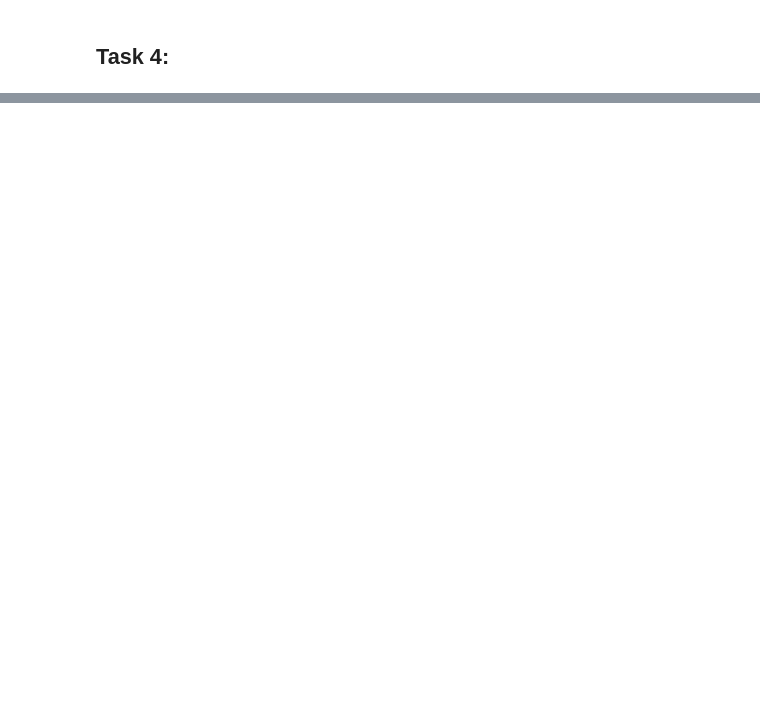
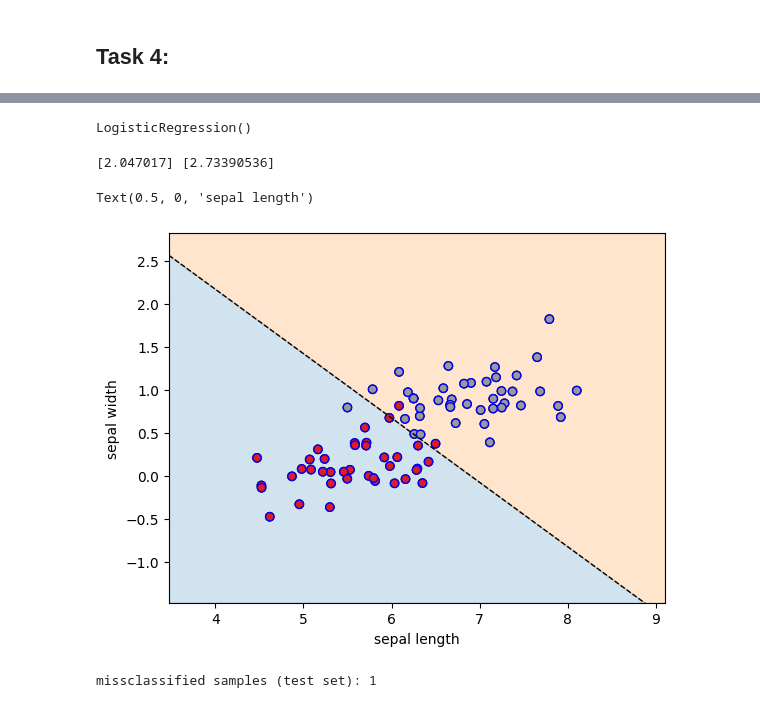
Before and after one commit to Makarasaki/ML_lab, a Jupyter notebook: lab_3/lab_3.ipynb, the cells around one changed output, grey strips where cells are left out. Drawn from its saved outputs; the diff is of its cells as text; code cells hidden in the pictures; blank space fills up the shorter version.

```diff
--- a/lab_3/lab_3.ipynb
+++ b/lab_3/lab_3.ipynb
@@ -399,0 +393,4 @@ explained variance ratio (first two components): [0.92461872 0.05306648]
+# %%
+data = datasets.load_iris()
+X = data.data
+y = data.target
@@ -399,0 +443,49 @@ explained variance ratio (first two components): [0.92461872 0.05306648]
+# %%
+# delete sestosa samples
+x_new =new_space[y != 0]
+y_new = y[y != 0]
+x_train, x_test, y_train, y_test = train_test_split(x_new, y_new, test_size=0.2, random_state = random.randint(0, 100))
+# %%
+clf = LogisticRegression()
+clf.fit(x_train, y_train)
+# %% [output]
+LogisticRegression()
+# %%
+# read the logistic regression model parameters
+b = clf.intercept_[0]
+w1, w2 = clf.coef_.T
+
+# calculate the intercept and gradient of the decision boundary.
+c = -b/w2
+m = -w1/w2
+
+# plot the data and the classification with the decision boundary.
+xmin, xmax = np.min(x_train,0)[0]-1, np.max(x_train,0)[0]+1
+ymin, ymax = np.min(x_train,0)[1]-1, np.max(x_train,0)[1]+1
+
+xd = np.array([xmin, xmax])
+yd = m*xd + c
+# %% [output]
+[2.047017] [2.73390536]
+# %%
+plt.figure()
+plt.plot(xd, yd, 'k', lw=1, ls='--')
+plt.fill_between(xd, yd, ymin, color='tab:blue', alpha=0.2)
+plt.fill_between(xd, yd, ymax, color='tab:orange', alpha=0.2)
+
+plt.scatter(*x_train.T, c=y_train, cmap=plt.cm.Set1, edgecolor="k")
+plt.scatter(*x_train.T, c=y_train, cmap=plt.cm.Set1, edgecolor="b")
+
+plt.xlim(xmin, xmax)
+plt.ylim(ymin, ymax)
+plt.ylabel(r'sepal width')
+plt.xlabel(r'sepal length')
+# %% [output]
+Text(0.5, 0, 'sepal length')
+[figure, added]
+# %%
+predict_lda = clf.predict(x_test)
+missclassified = np.sum(predict_lda != y_test)
+print(f"missclassified samples (test set): {missclassified}")
+# %% [output]
+missclassified samples (test set): 1
```
Also changed, not shown: parts of 16 cells of this notebook, 2 other files.
